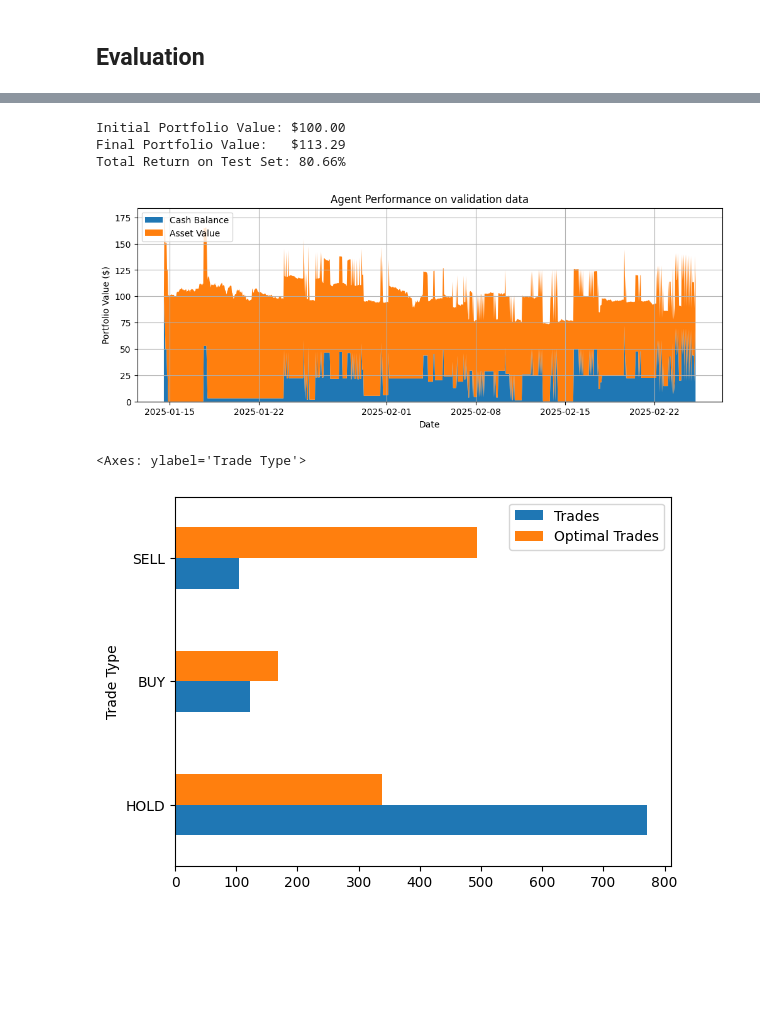
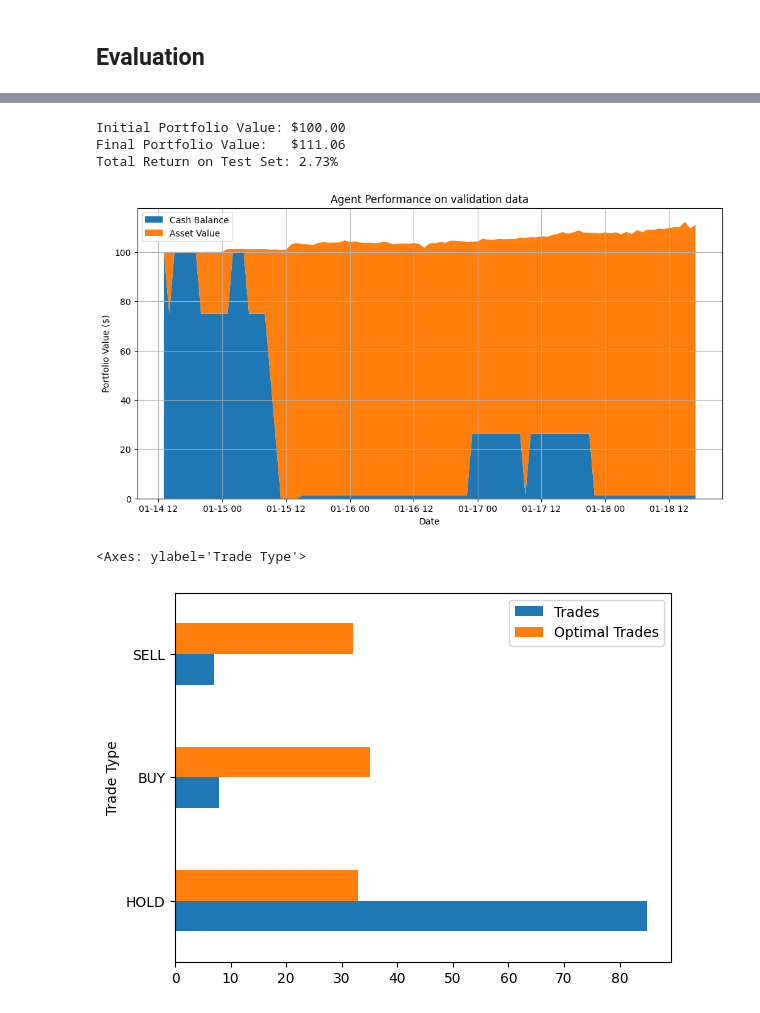
Before and after one commit to Pappa/bandido, a Jupyter notebook: notebooks/crypto/02-tf-agents-bandit-train.ipynb, the cells around one changed output, grey strips where cells are left out. Drawn from its saved outputs; the diff is of its cells as text; code cells hidden in the pictures; blank space fills up the shorter version.

```diff
--- a/notebooks/crypto/02-tf-agents-bandit-train.ipynb
+++ b/notebooks/crypto/02-tf-agents-bandit-train.ipynb
@@ -101,8 +123,8 @@ price testing data: (4463, 5)
 # %%
 # Setup Environment
 crypto_env = CryptoTradingEnvironment(
-    observation_df=train_observation_scaled_df,
-    prices_df=train_prices_df,
+    observation_df=train_observation_scaled_df[TRAIN_OFFSET:],
+    prices_df=train_prices_df[TRAIN_OFFSET:],
     symbols=SYMBOLS,
     seed_fund=SEED_FUND,
     trade_size=TRADE_SIZE,
@@ -117,6 +139,7 @@ agent = lin_ucb_agent.LinearUCBAgent(
     time_step_spec=tf_env.time_step_spec(),
     action_spec=tf_env.action_spec(),
     alpha=ALPHA,
+    gamma=GAMMA,
     dtype=tf.float32
 )
 
@@ -128,7 +151,7 @@ def train_step(trajectory):
 
 num_train_steps = min(len(train_observation_scaled_df) - 1, MAX_TRAIN_STEPS)
 
-metrics_observer = MetricsObserver(crypto_env.optimal_reward_oracle)
+metrics_observer = MetricsObserver(crypto_env)
 progress_observer = ProgressObserver(num_train_steps)
 
 # 5. Setup Driver
@@ -183,17 +206,17 @@ plt.show()
 # %%
-balance_history = crypto_env.balance_history
-asset_value_history = crypto_env.asset_value_history
-portfolio_value_history = crypto_env.portfolio_value_history
-seed_fund_value = balance_history[0]
+balance_history = metrics_observer.balance_history
+asset_value_history = metrics_observer.asset_value_history
+portfolio_value_history = metrics_observer.portfolio_value_history
+initial_portfolio_value = portfolio_value_history[0]
 final_portfolio_value = portfolio_value_history[-1]
-total_return_pct = ((final_portfolio_value - seed_fund_value) / seed_fund_value) * 100
+total_return_pct = ((final_portfolio_value - initial_portfolio_value) / initial_portfolio_value) * 100
 
-print(f"Initial Portfolio Value: ${seed_fund_value:,.2f}")
+print(f"Initial Portfolio Value: ${initial_portfolio_value:,.2f}")
 print(f"Final Portfolio Value:   ${final_portfolio_value:,.2f}")
 print(f"Total Return on Test Set: {total_return_pct:.2f}%")
 
 # Plot the portfolio value over time
-plt.figure(figsize=(12, 4))
+plt.figure(figsize=(12, 6))
 plt.stackplot(train_prices_df.index[:len(balance_history)],[balance_history, asset_value_history], labels=['Cash Balance','Asset Value'])
 plt.legend(loc='upper left')
 plt.title('Agent Performance on training data')
@@ -241,7 +295,7 @@ eval_env = CryptoTradingEnvironment(
 
 tf_eval_env = tf_py_environment.TFPyEnvironment(eval_env)
 
-eval_metrics_observer = MetricsObserver(eval_env.optimal_reward_oracle)
+eval_metrics_observer = MetricsObserver(eval_env)
 eval_progress_observer = ProgressObserver(num_eval_steps)
 
 eval_driver = dynamic_step_driver.DynamicStepDriver(
@@ -279,33 +333,33 @@ plt.show()
 # %%
 # 5. Report and Plot the Results
-eval_balance_history = eval_env.balance_history
-eval_asset_value_history = eval_env.asset_value_history
-eval_portfolio_value_history = eval_env.portfolio_value_history
-eval_seed_fund_value = eval_balance_history[0]
+eval_balance_history = eval_metrics_observer.balance_history
+eval_asset_value_history = eval_metrics_observer.asset_value_history
+eval_portfolio_value_history = eval_metrics_observer.portfolio_value_history
+eval_initial_portfolio_value = eval_balance_history[0]
 eval_final_portfolio_value = eval_portfolio_value_history[-1]
-eval_total_return_pct = ((final_portfolio_value - eval_seed_fund_value) / eval_seed_fund_value) * 100
+eval_total_return_pct = ((final_portfolio_value - eval_initial_portfolio_value) / eval_initial_portfolio_value) * 100
 
-print(f"Initial Portfolio Value: ${eval_seed_fund_value:,.2f}")
+print(f"Initial Portfolio Value: ${eval_initial_portfolio_value:,.2f}")
 print(f"Final Portfolio Value:   ${eval_final_portfolio_value:,.2f}")
 print(f"Total Return on Test Set: {eval_total_return_pct:.2f}%")
 
 # Plot the portfolio value over time
-plt.figure(figsize=(12, 4))
+plt.figure(figsize=(12, 6))
 plt.stackplot(test_prices_df.index[:len(eval_balance_history)],[eval_balance_history, eval_asset_value_history], labels=['Cash Balance','Asset Value'])
 plt.legend(loc='upper left')
 plt.title('Agent Performance on validation data')
 plt.xlabel('Date')
 plt.ylabel('Portfolio Value ($)')
 plt.grid(True)
 plt.show()
 # %% [output]
 Initial Portfolio Value: $100.00
-Final Portfolio Value:   $113.29
-Total Return on Test Set: 80.66%
+Final Portfolio Value:   $111.06
+Total Return on Test Set: 2.73%
-[figure, old version]
+[figure, new version]
 # %%
-eval_trade_history = eval_env.trade_history
-eval_optimal_trade_history = eval_env.optimal_trade_history
+eval_trade_history = eval_metrics_observer.trade_history
+eval_optimal_trade_history = eval_metrics_observer.optimal_trade_history
 
 eval_trade_history_df = pd.DataFrame(eval_trade_history, columns=['Symbol', 'Valid', 'Trade Type', 'Value', 'Reward'])
 eval_optimal_trade_history_df = pd.DataFrame(eval_optimal_trade_history, columns=['Symbol', 'Trade Type', 'Value', 'Reward'])
@@ -315,4 +369,4 @@ eval_optimal_trade_types = eval_optimal_trade_history_df['Trade Type'].value_cou
 pd.concat([eval_trade_types, eval_optimal_trade_types], axis=1).plot(kind='barh')
 # %% [output]
 <Axes: ylabel='Trade Type'>
-[figure, old version]
+[figure, new version]
```
Also changed, not shown: parts of 10 cells of this notebook, 4 other files.
